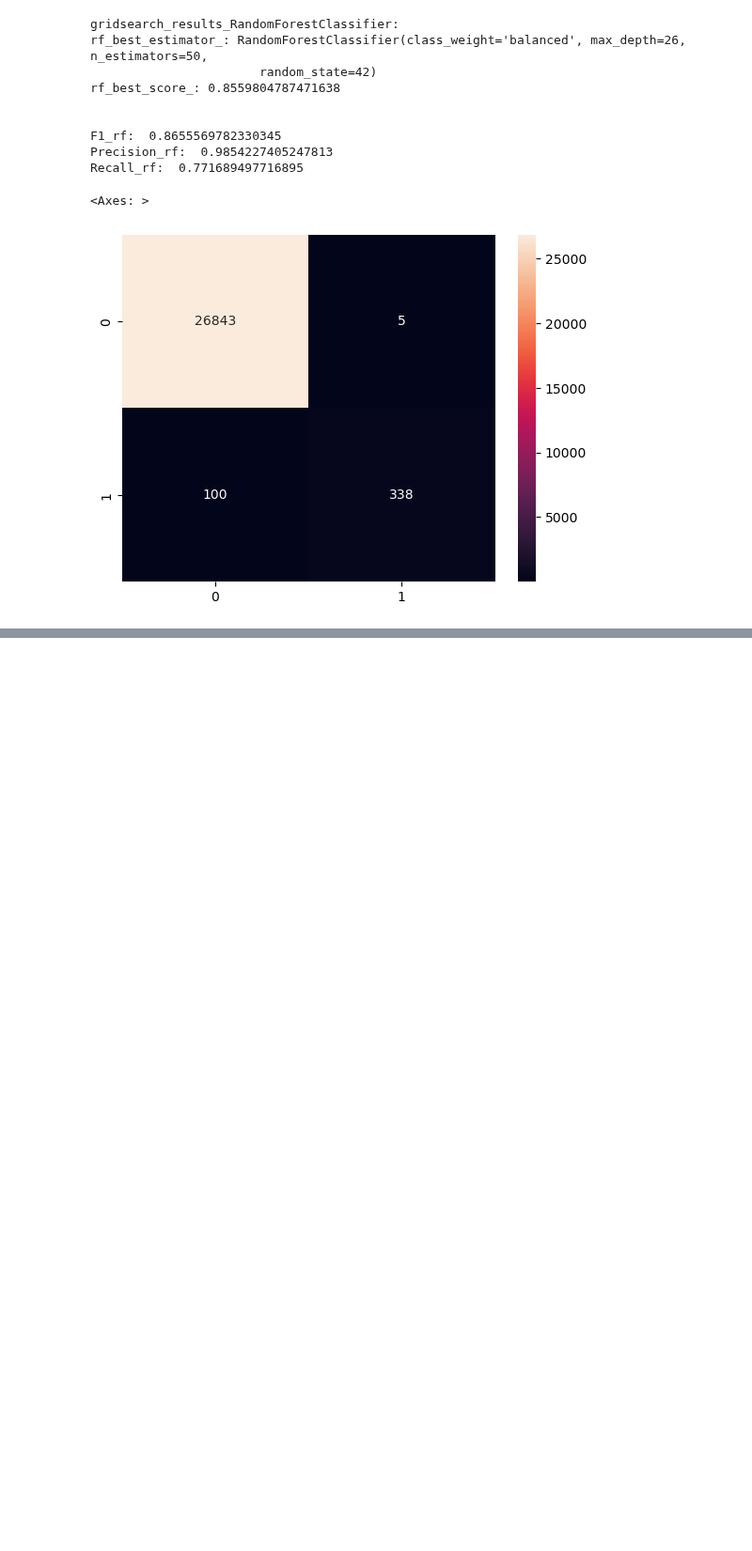
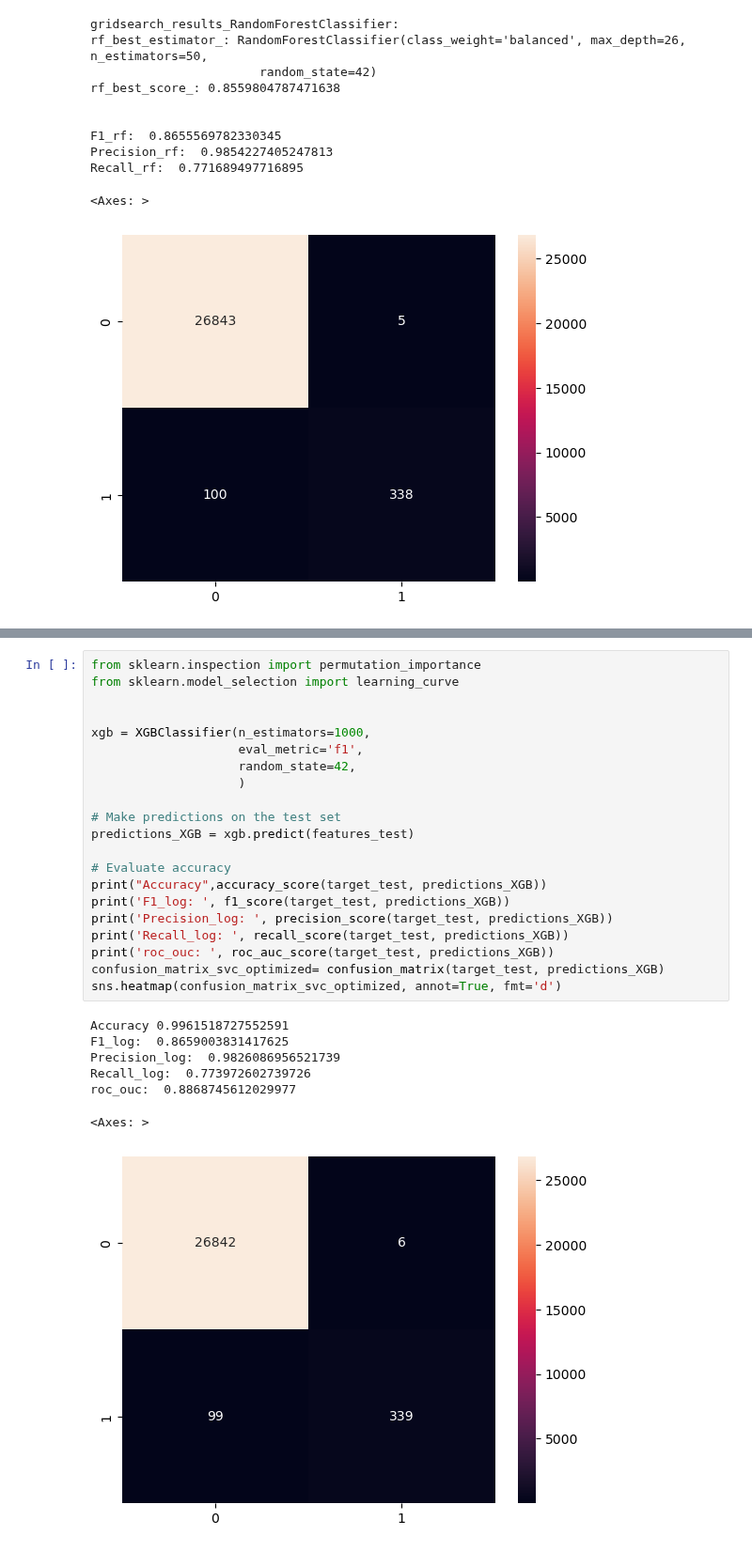
Before and after one commit to farnazashrafi/portfolio_project, a Jupyter notebook: notebooks/farnaz_test_2.ipynb, the cells around one changed output, grey strips where cells are left out. Shown at 94% size. Cells and saved outputs as stored; diff of their text form; blank space fills up the shorter version.

```diff
--- a/notebooks/farnaz_test_2.ipynb
+++ b/notebooks/farnaz_test_2.ipynb
@@ -325,0 +510,29 @@ Recall_rf:  0.771689497716895
+# %%
+from sklearn.inspection import permutation_importance
+from sklearn.model_selection import learning_curve
+
+
+xgb = XGBClassifier(n_estimators=1000,
+                    eval_metric='f1',
+                    random_state=42,
+                    )
+
+# Make predictions on the test set
+predictions_XGB = xgb.predict(features_test)
+
+# Evaluate accuracy
+print("Accuracy",accuracy_score(target_test, predictions_XGB))
+print('F1_log: ', f1_score(target_test, predictions_XGB))
+print('Precision_log: ', precision_score(target_test, predictions_XGB))
+print('Recall_log: ', recall_score(target_test, predictions_XGB))
+print('roc_ouc: ', roc_auc_score(target_test, predictions_XGB))
+confusion_matrix_svc_optimized= confusion_matrix(target_test, predictions_XGB)
+sns.heatmap(confusion_matrix_svc_optimized, annot=True, fmt='d')
+# %% [output]
+Accuracy 0.9961518727552591
+F1_log:  0.8659003831417625
+Precision_log:  0.9826086956521739
+Recall_log:  0.773972602739726
+roc_ouc:  0.8868745612029977
+<Axes: >
+[figure, added]
```
Also changed, not shown: parts of 18 cells of this notebook.
